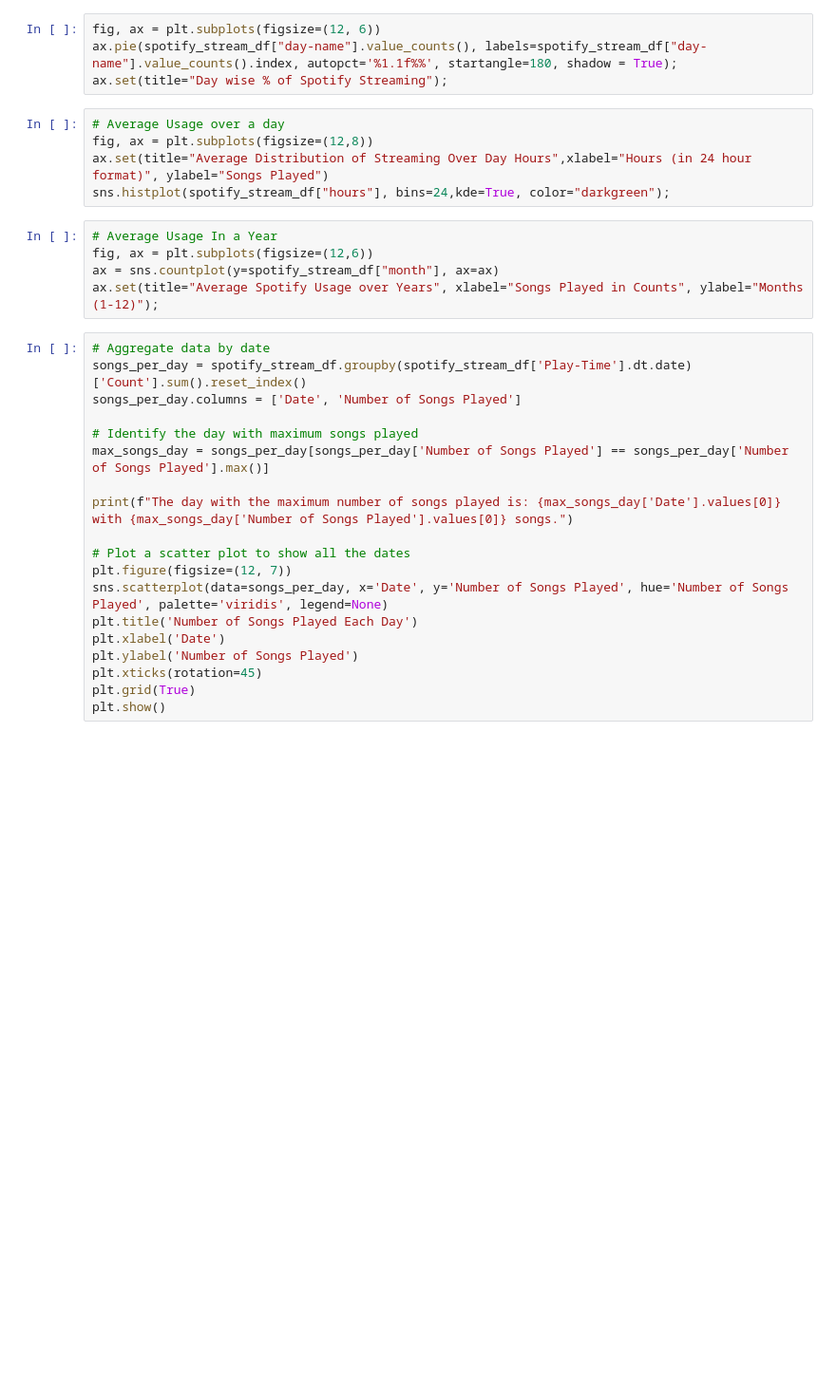
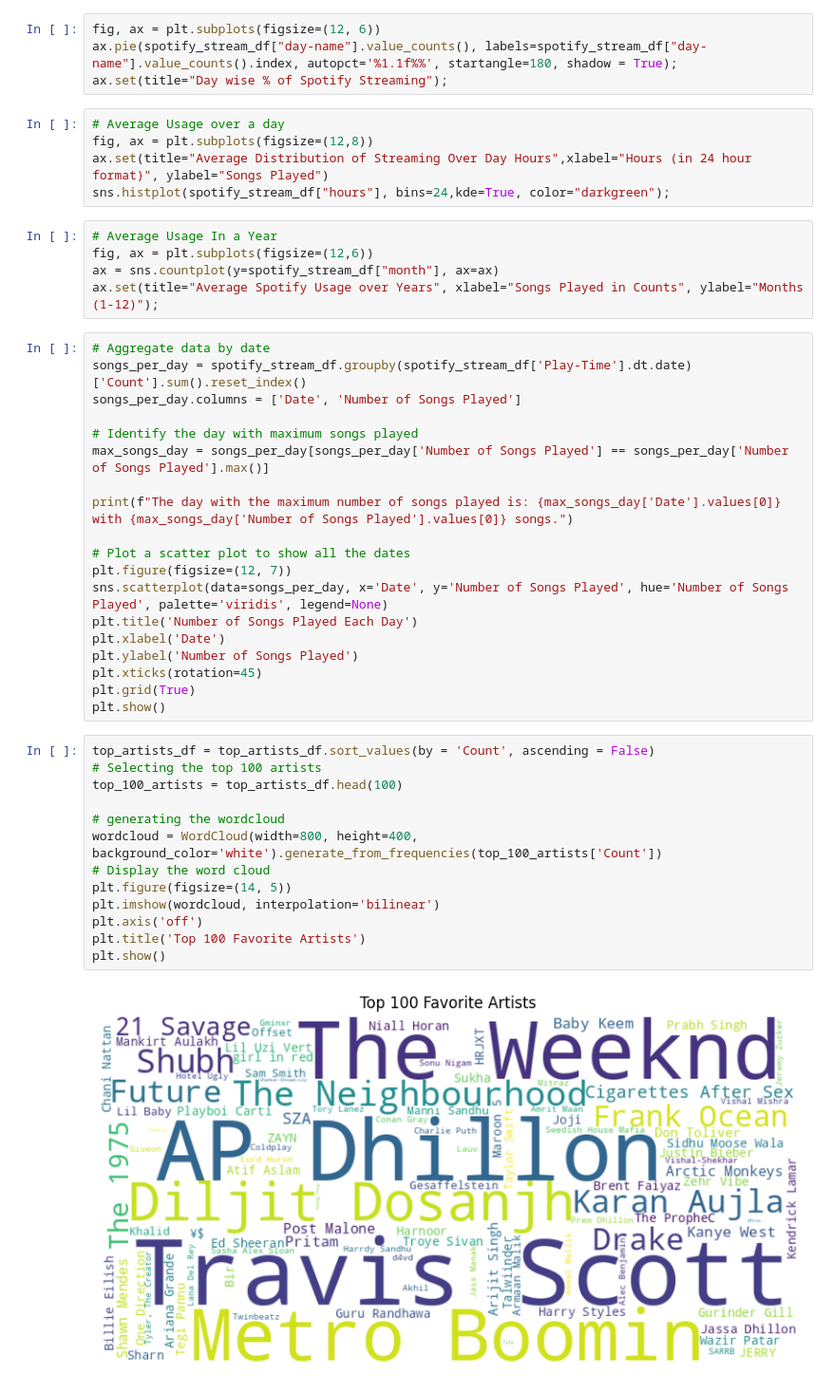
Before and after one commit to aroramrinaal/Spotistats, a Jupyter notebook: spotistats.ipynb, the cells around one changed output. Shown: that part at 95% size. Cells and saved outputs as stored; diff of their text form; blank space fills up the shorter version.

Commit message:
top 100 artists.

```diff
--- a/spotistats.ipynb
+++ b/spotistats.ipynb
@@ -180,3 +181,18 @@ plt.ylabel('Number of Songs Played')
 plt.xticks(rotation=45)
 plt.grid(True)
 plt.show()
+# %%
+top_artists_df = top_artists_df.sort_values(by = 'Count', ascending = False)
+# Selecting the top 100 artists
+top_100_artists = top_artists_df.head(100)
+
+# generating the wordcloud
+wordcloud = WordCloud(width=800, height=400, background_color='white').generate_from_frequencies(top_100_artists['Count'])
+# Display the word cloud
+plt.figure(figsize=(14, 5))
+plt.imshow(wordcloud, interpolation='bilinear')
+plt.axis('off')
+plt.title('Top 100 Favorite Artists')
+plt.show()
+# %% [output]
+[figure, added]
```
Also changed, not shown: parts of 1 cell of this notebook.
